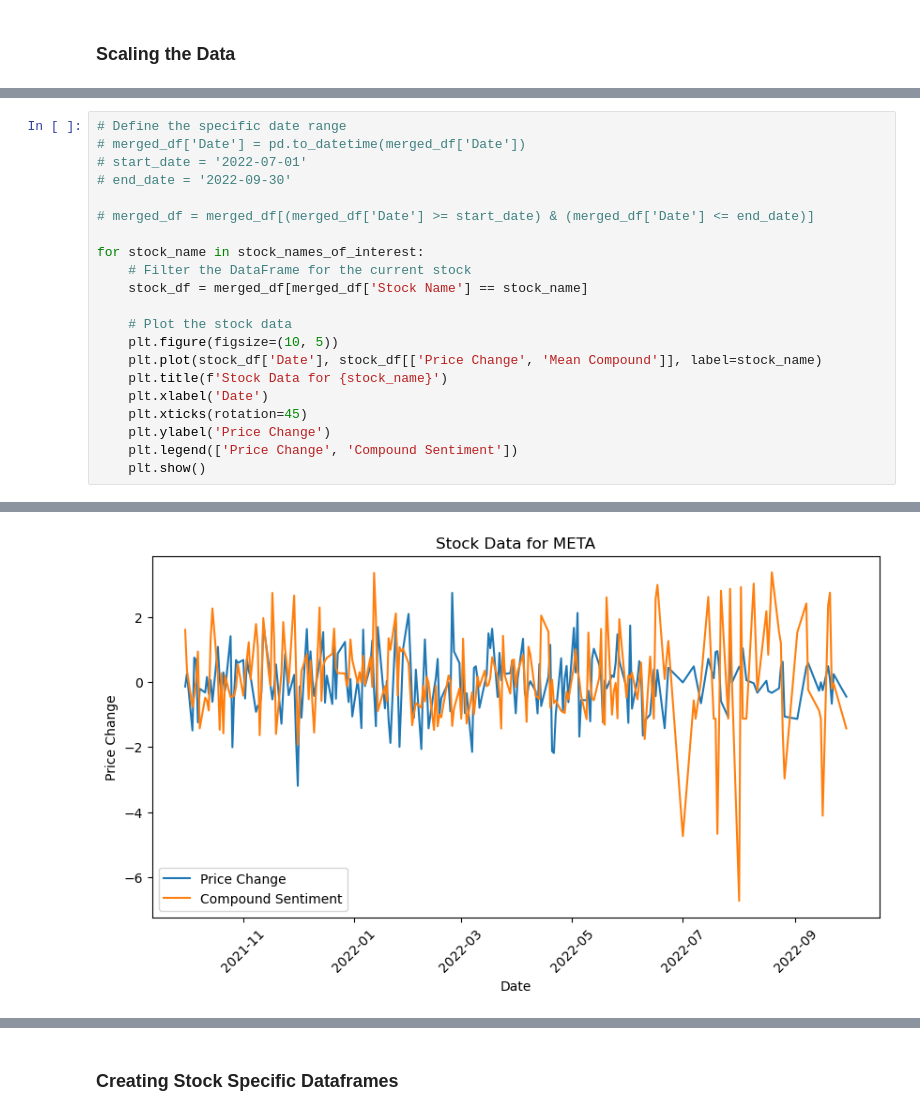
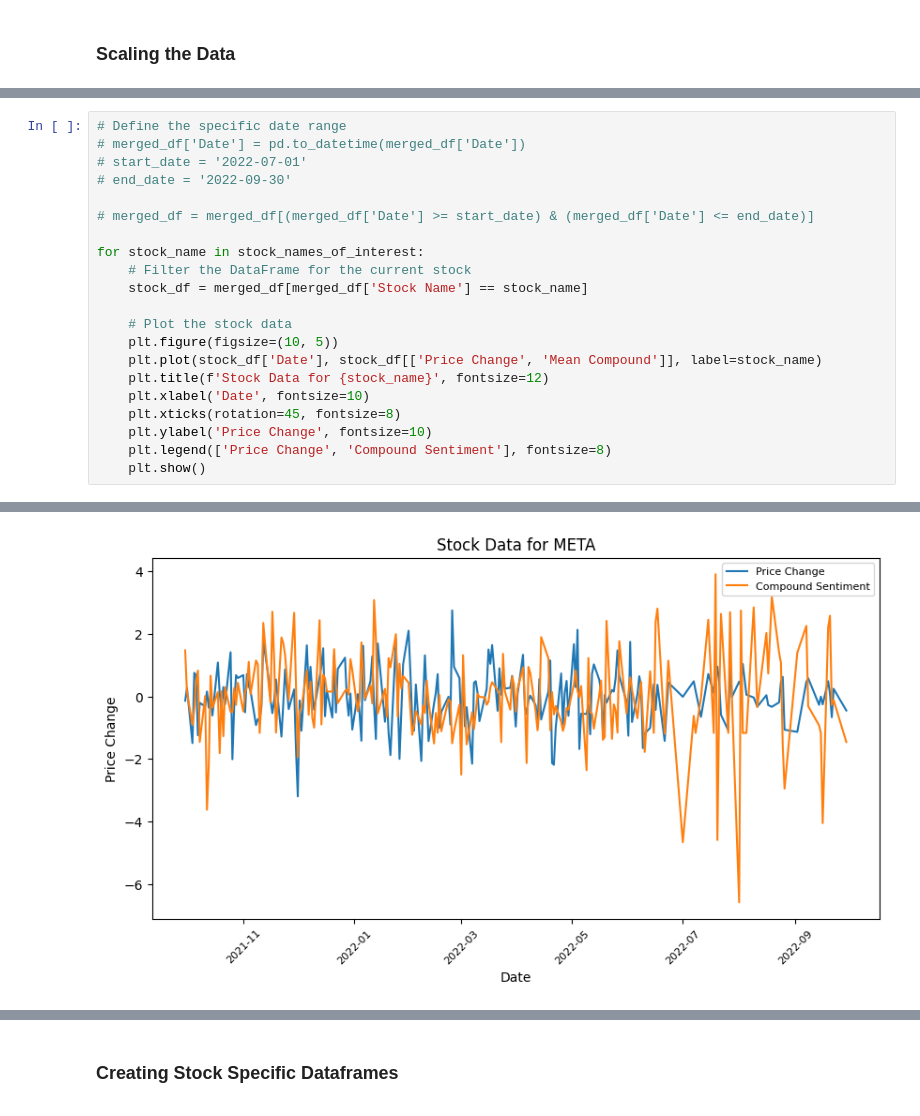
Before and after one commit to AngieP48/project-3, a Jupyter notebook: Marks Code.ipynb, the cells around one changed output, grey strips where cells are left out. Saved outputs shown, nothing was run; the diff lists cells and outputs as text.

```diff
--- a/Marks Code.ipynb
+++ b/Marks Code.ipynb
@@ -248,10 +262,10 @@ for stock_name in stock_names_of_interest:
     # Plot the stock data
     plt.figure(figsize=(10, 5))
     plt.plot(stock_df['Date'], stock_df[['Price Change', 'Mean Compound']], label=stock_name)
-    plt.title(f'Stock Data for {stock_name}')
-    plt.xlabel('Date')
-    plt.xticks(rotation=45)
-    plt.ylabel('Price Change')
-    plt.legend(['Price Change', 'Compound Sentiment'])
+    plt.title(f'Stock Data for {stock_name}', fontsize=12)
+    plt.xlabel('Date', fontsize=10)
+    plt.xticks(rotation=45, fontsize=8)
+    plt.ylabel('Price Change', fontsize=10)
+    plt.legend(['Price Change', 'Compound Sentiment'], fontsize=8)
     plt.show()
 # %% [output]
@@ -261 +275 @@ for stock_name in stock_names_of_interest:
-[figure, old version]
+[figure, new version]
```
Also changed, not shown: parts of 60 cells of this notebook.
